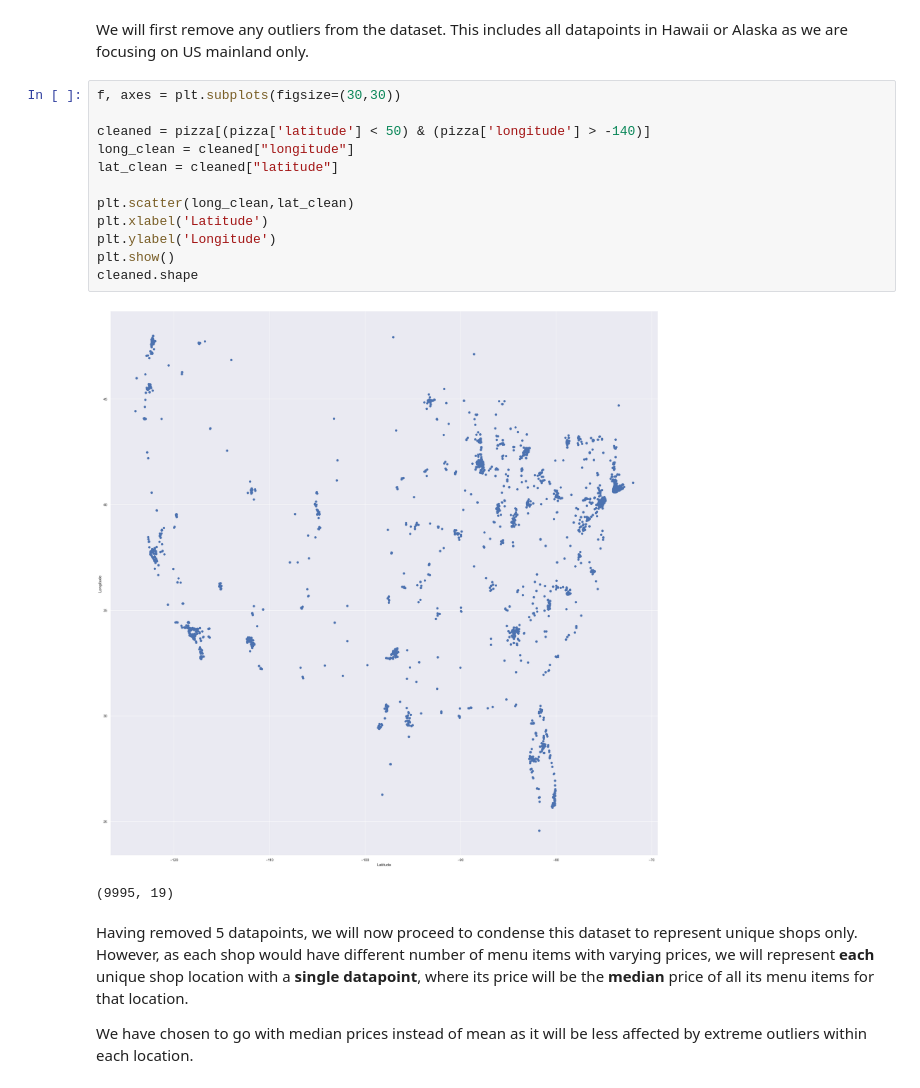
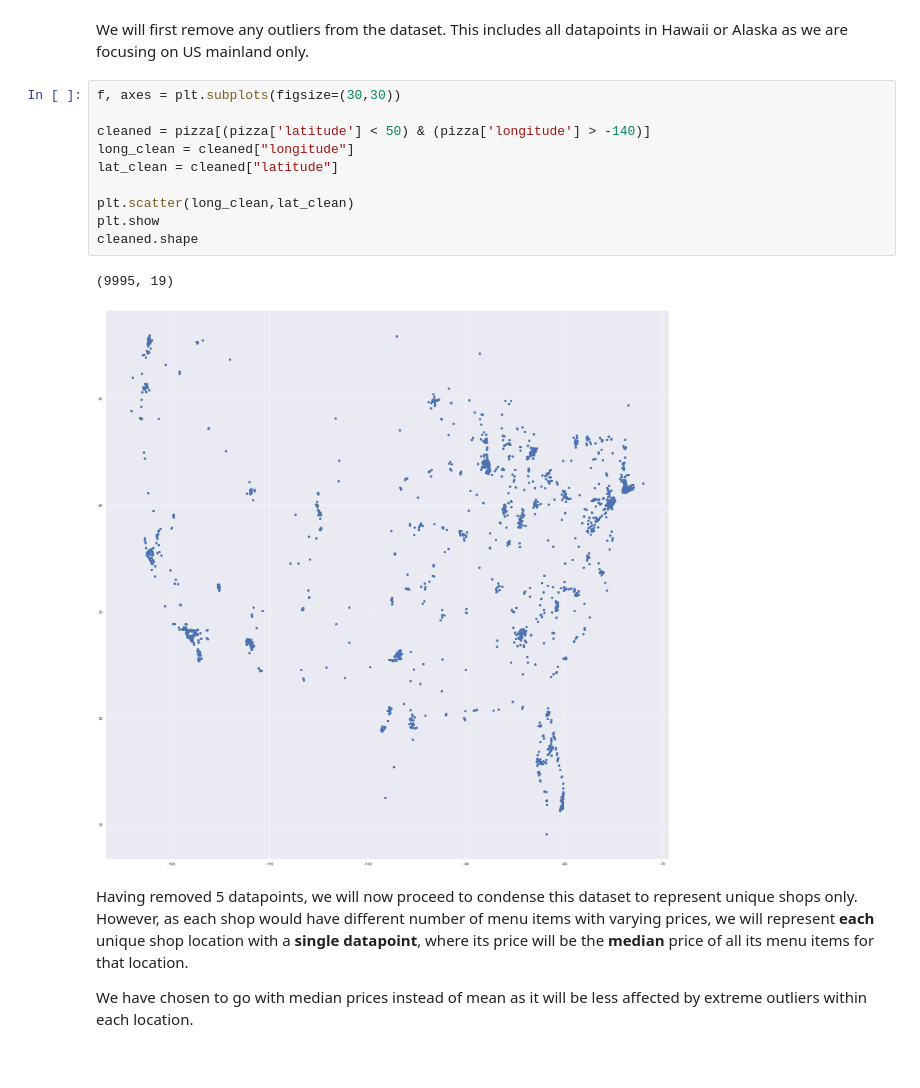
Before and after one commit to jerrell-y/SC1015-miniproj-pizza, a Jupyter notebook: Cleaning and Preparation.ipynb, the cells around one changed output. Drawn from its saved outputs; the diff is of its cells as text.

```diff
--- a/Cleaning and Preparation.ipynb
+++ b/Cleaning and Preparation.ipynb
@@ -19,18 +19,16 @@ We will first remove any outliers from the dataset. This includes all datapoints
 # %%
 f, axes = plt.subplots(figsize=(30,30))
 
 cleaned = pizza[(pizza['latitude'] < 50) & (pizza['longitude'] > -140)]
 long_clean = cleaned["longitude"]
 lat_clean = cleaned["latitude"]
 
 plt.scatter(long_clean,lat_clean)
-plt.xlabel('Latitude')
-plt.ylabel('Longitude')
-plt.show()
+plt.show
 cleaned.shape
 # %% [output]
+(9995, 19)
-[figure, old version]
+[figure, new version]
-(9995, 19)
 # %% [markdown]
 Having removed 5 datapoints, we will now proceed to condense this dataset to represent unique shops only. However, as each shop would have different number of menu items with varying prices, we will represent **each** unique shop location with a **single datapoint**, where its price will be the **median** price of all its menu items for that location.
 
```
Also changed, not shown: parts of 1 cell of this notebook, 5 other files.
